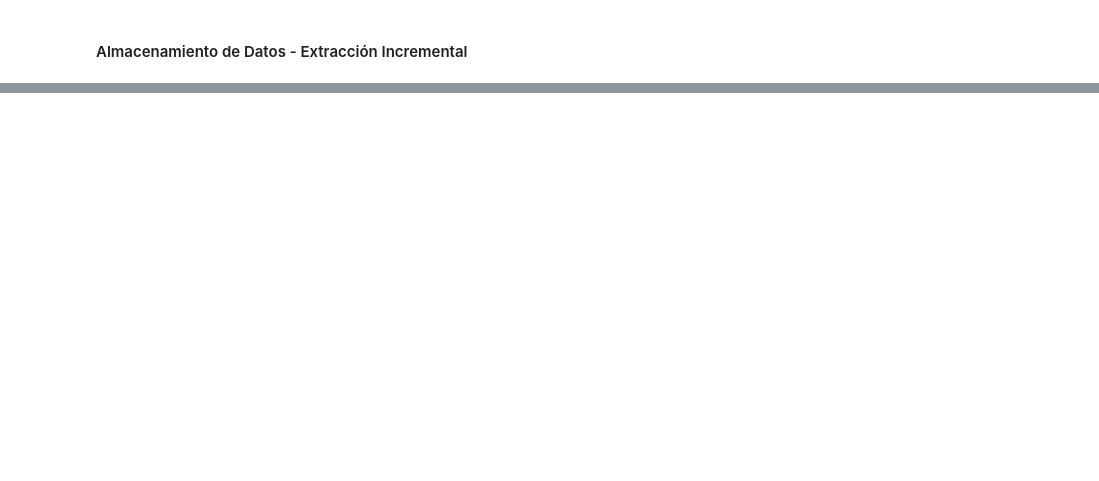
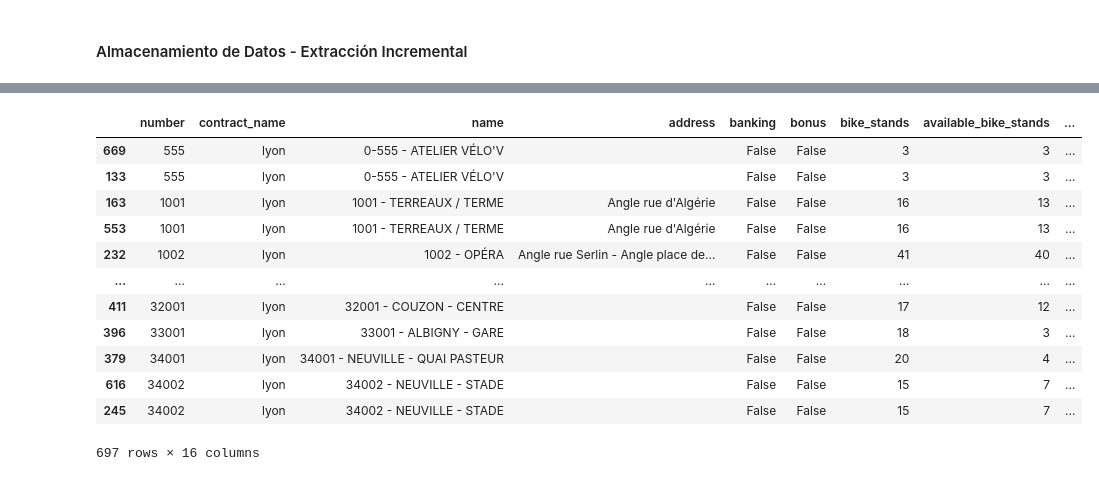
Before and after one commit to npinkas/TPDataEngineering, a Jupyter notebook: NataliaPinkas_TP1.ipynb, the cells around one changed output, grey strips where cells are left out. Drawn from its saved outputs; the diff is of its cells as text; code cells hidden in the pictures; blank space fills up the shorter version.

```diff
--- a/NataliaPinkas_TP1.ipynb
+++ b/NataliaPinkas_TP1.ipynb
@@ -216,0 +230,18 @@ if not df_dinamico.empty:
+# %%
+dt = DeltaTable("datalake/bronze/luchtmeetnet_api/stations")
+df = dt.to_pandas()
+df.sort_values(by= "number")
+# %% [output]
+|  | number | contract_name | name | address | banking | bonus | bike_stands | available_bike_stands | ... |
+| 669 | 555 | lyon | 0-555 - ATELIER VÉLO'V |  | False | False | 3 | 3 | ... |
+| 133 | 555 | lyon | 0-555 - ATELIER VÉLO'V |  | False | False | 3 | 3 | ... |
+| 163 | 1001 | lyon | 1001 - TERREAUX / TERME | Angle rue d'Algérie | False | False | 16 | 13 | ... |
+| 553 | 1001 | lyon | 1001 - TERREAUX / TERME | Angle rue d'Algérie | False | False | 16 | 13 | ... |
+| 232 | 1002 | lyon | 1002 - OPÉRA | Angle rue Serlin - Angle place de... | False | False | 41 | 40 | ... |
+| ... | ... | ... | ... | ... | ... | ... | ... | ... | ... |
+| 411 | 32001 | lyon | 32001 - COUZON - CENTRE |  | False | False | 17 | 12 | ... |
+| 396 | 33001 | lyon | 33001 - ALBIGNY - GARE |  | False | False | 18 | 3 | ... |
+| 379 | 34001 | lyon | 34001 - NEUVILLE - QUAI PASTEUR |  | False | False | 20 | 4 | ... |
+| 616 | 34002 | lyon | 34002 - NEUVILLE - STADE |  | False | False | 15 | 7 | ... |
+| 245 | 34002 | lyon | 34002 - NEUVILLE - STADE |  | False | False | 15 | 7 | ... |
+697 rows × 16 columns
```
Also changed, not shown: parts of 15 cells of this notebook, 2 other files.
